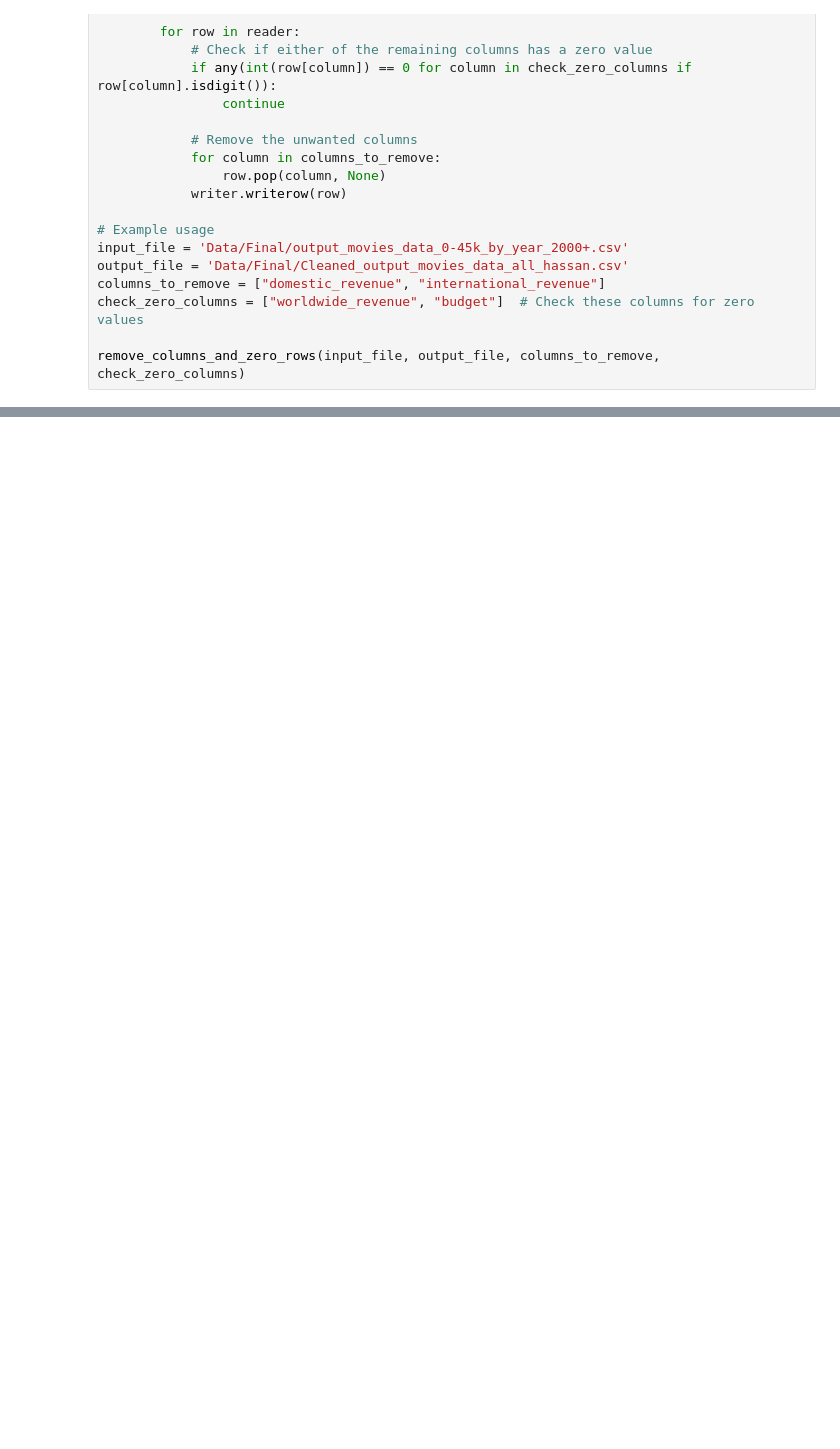
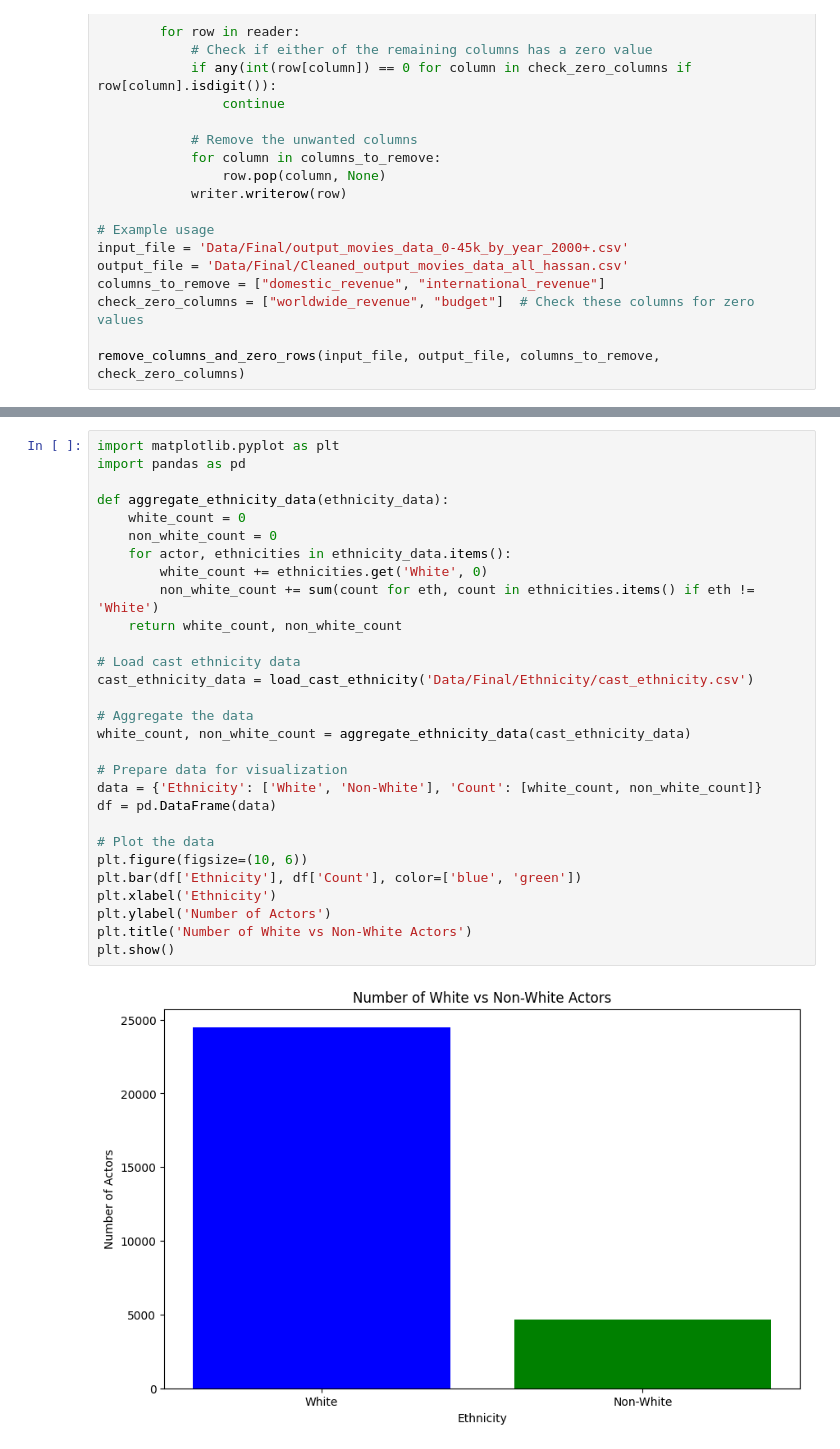
Before and after one commit to Dev-Kalavadia/CSS-Final-Project, a Jupyter notebook: box_office.ipynb, the cells around one changed output, grey strips where cells are left out. Drawn from its saved outputs; the diff is of its cells as text; blank space fills up the shorter version.

```diff
--- a/box_office.ipynb
+++ b/box_office.ipynb
@@ -378,0 +258,31 @@ Correlation between diversity score and profitability: 0.09182189721854701
+# %%
+import matplotlib.pyplot as plt
+import pandas as pd
+
+def aggregate_ethnicity_data(ethnicity_data):
+    white_count = 0
+    non_white_count = 0
+    for actor, ethnicities in ethnicity_data.items():
+        white_count += ethnicities.get('White', 0)
+        non_white_count += sum(count for eth, count in ethnicities.items() if eth != 'White')
+    return white_count, non_white_count
+
+# Load cast ethnicity data
+cast_ethnicity_data = load_cast_ethnicity('Data/Final/Ethnicity/cast_ethnicity.csv')
+
+# Aggregate the data
+white_count, non_white_count = aggregate_ethnicity_data(cast_ethnicity_data)
+
+# Prepare data for visualization
+data = {'Ethnicity': ['White', 'Non-White'], 'Count': [white_count, non_white_count]}
+df = pd.DataFrame(data)
+
+# Plot the data
+plt.figure(figsize=(10, 6))
+plt.bar(df['Ethnicity'], df['Count'], color=['blue', 'green'])
+plt.xlabel('Ethnicity')
+plt.ylabel('Number of Actors')
+plt.title('Number of White vs Non-White Actors')
+plt.show()
+# %% [output]
+[figure, added]
```
Also changed, not shown: parts of 16 cells of this notebook, 17 other files.
